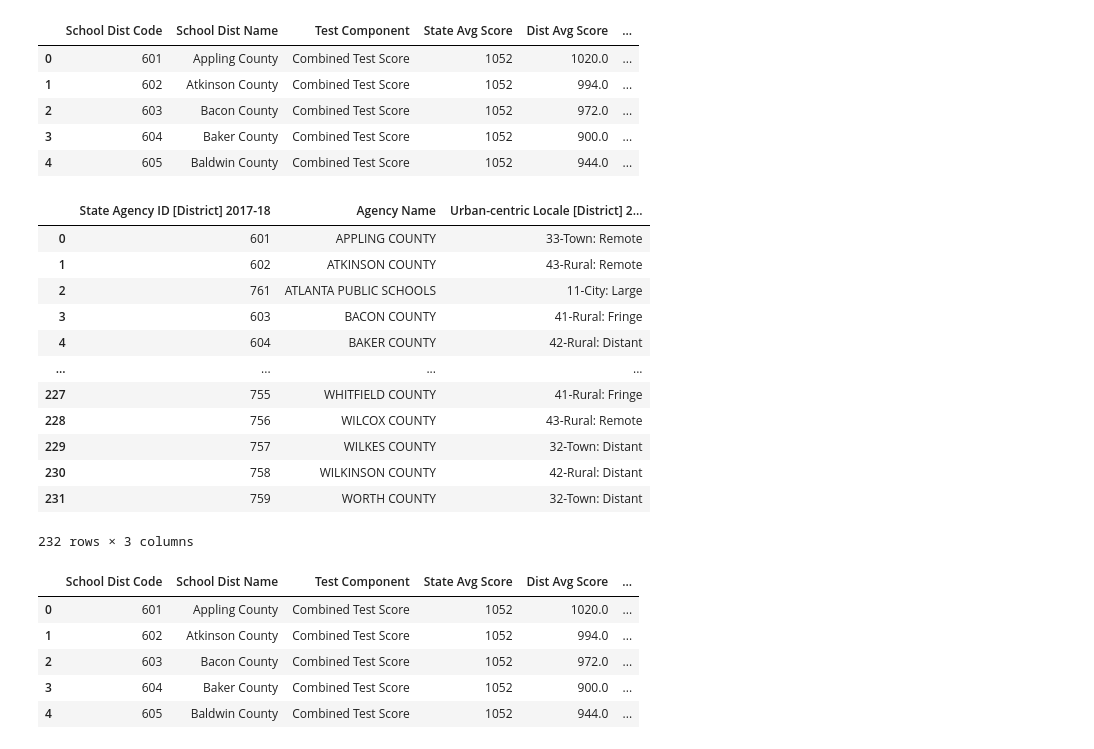
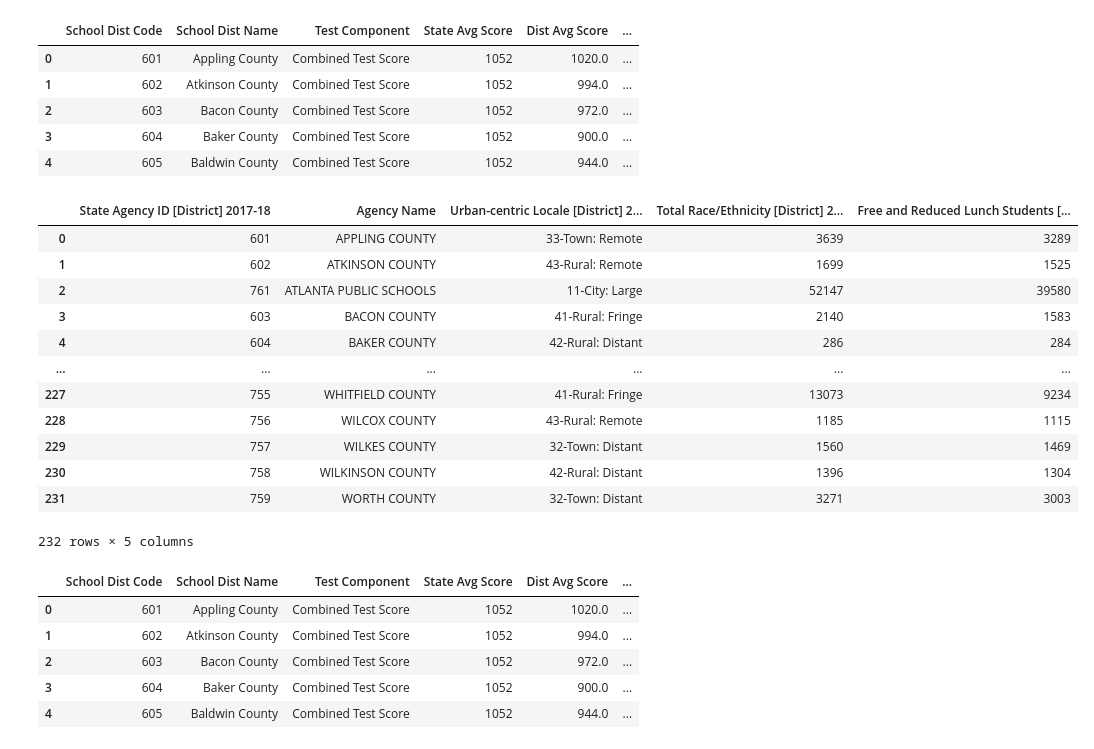
Before and after one commit to Johnny-Boy-SQL/The_Six_Aces_Project_1, a Jupyter notebook: data/raw_data/SAT_Scores_2018/Schools_comunity_ACT.ipynb, the cells around one changed output. Saved outputs shown, nothing was run; the diff lists cells and outputs as text; code cells hidden in the pictures.

```diff
--- a/data/raw_data/SAT_Scores_2018/Schools_comunity_ACT.ipynb
+++ b/data/raw_data/SAT_Scores_2018/Schools_comunity_ACT.ipynb
@@ -24,22 +24,24 @@ schools.head(5)
 | 4 | 605 | Baldwin County | Combined Test Score | 1052 | 944.0 | ... |
 # %%
 
-schools_type = schools_type[['State Agency ID [District] 2017-18','Agency Name','Urban-centric Locale [District] 2017-18']]
+schools_type = schools_type[['State Agency ID [District] 2017-18','Agency Name',
+                             'Urban-centric Locale [District] 2017-18', 'Total Race/Ethnicity [District] 2017-18',
+                            'Free and Reduced Lunch Students [Public School] 2017-18']]
 schools_type
 #All_school = pd.merge(schools, students, how="left", on=["school_name", "school_name"])
 # %% [output]
-|  | State Agency ID [District] 2017-18 | Agency Name | Urban-centric Locale [District] 2... |
-| 0 | 601 | APPLING COUNTY | 33-Town: Remote |
-| 1 | 602 | ATKINSON COUNTY | 43-Rural: Remote |
-| 2 | 761 | ATLANTA PUBLIC SCHOOLS | 11-City: Large |
-| 3 | 603 | BACON COUNTY | 41-Rural: Fringe |
-| 4 | 604 | BAKER COUNTY | 42-Rural: Distant |
-| ... | ... | ... | ... |
-| 227 | 755 | WHITFIELD COUNTY | 41-Rural: Fringe |
-| 228 | 756 | WILCOX COUNTY | 43-Rural: Remote |
-| 229 | 757 | WILKES COUNTY | 32-Town: Distant |
-| 230 | 758 | WILKINSON COUNTY | 42-Rural: Distant |
-| 231 | 759 | WORTH COUNTY | 32-Town: Distant |
+|  | State Agency ID [District] 2017-18 | Agency Name | Urban-centric Locale [District] 2... | Total Race/Ethnicity [District] 2... | Free and Reduced Lunch Students [... |
+| 0 | 601 | APPLING COUNTY | 33-Town: Remote | 3639 | 3289 |
+| 1 | 602 | ATKINSON COUNTY | 43-Rural: Remote | 1699 | 1525 |
+| 2 | 761 | ATLANTA PUBLIC SCHOOLS | 11-City: Large | 52147 | 39580 |
+| 3 | 603 | BACON COUNTY | 41-Rural: Fringe | 2140 | 1583 |
+| 4 | 604 | BAKER COUNTY | 42-Rural: Distant | 286 | 284 |
+| ... | ... | ... | ... | ... | ... |
+| 227 | 755 | WHITFIELD COUNTY | 41-Rural: Fringe | 13073 | 9234 |
+| 228 | 756 | WILCOX COUNTY | 43-Rural: Remote | 1185 | 1115 |
+| 229 | 757 | WILKES COUNTY | 32-Town: Distant | 1560 | 1469 |
+| 230 | 758 | WILKINSON COUNTY | 42-Rural: Distant | 1396 | 1304 |
+| 231 | 759 | WORTH COUNTY | 32-Town: Distant | 3271 | 3003 |
-232 rows × 3 columns
+232 rows × 5 columns
 # %%
 schools_type = schools_type.rename(columns={'State Agency ID [District] 2017-18':'School Dist Code',
```
Also changed, not shown: parts of 7 cells of this notebook.
